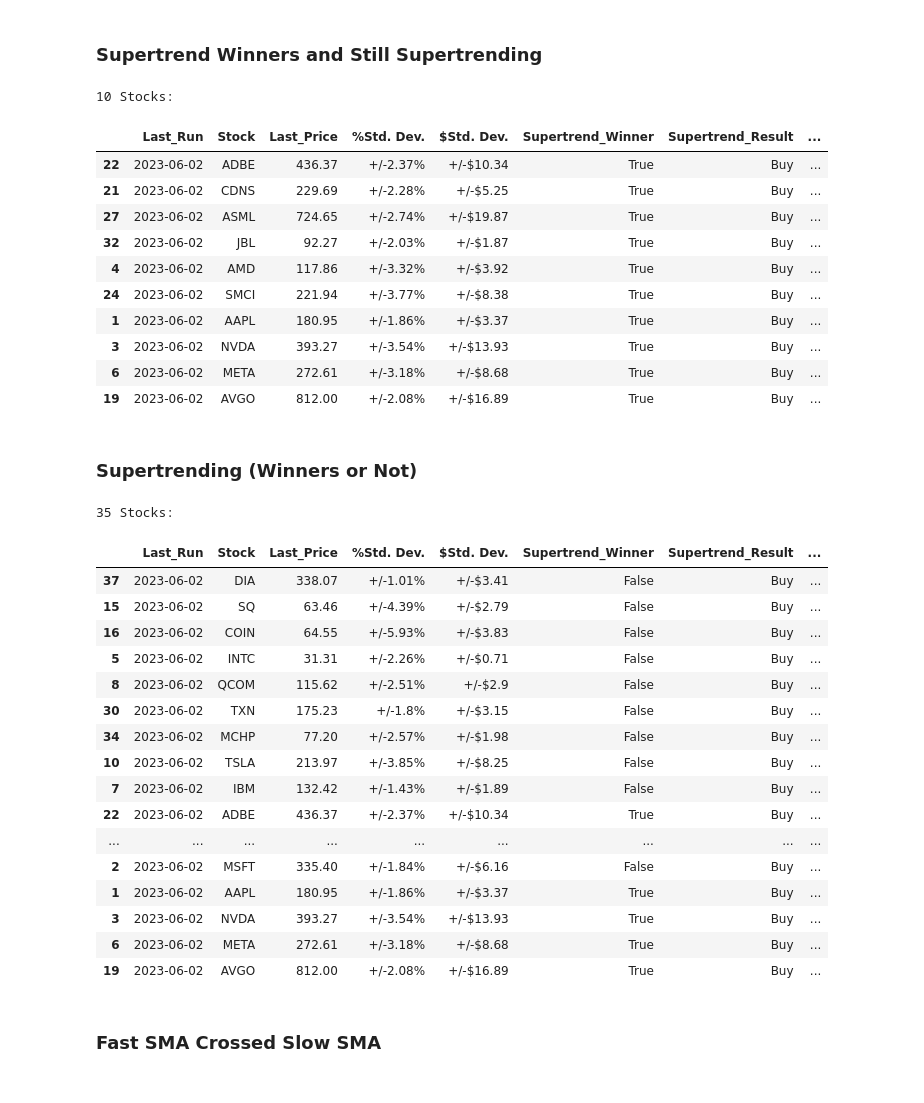
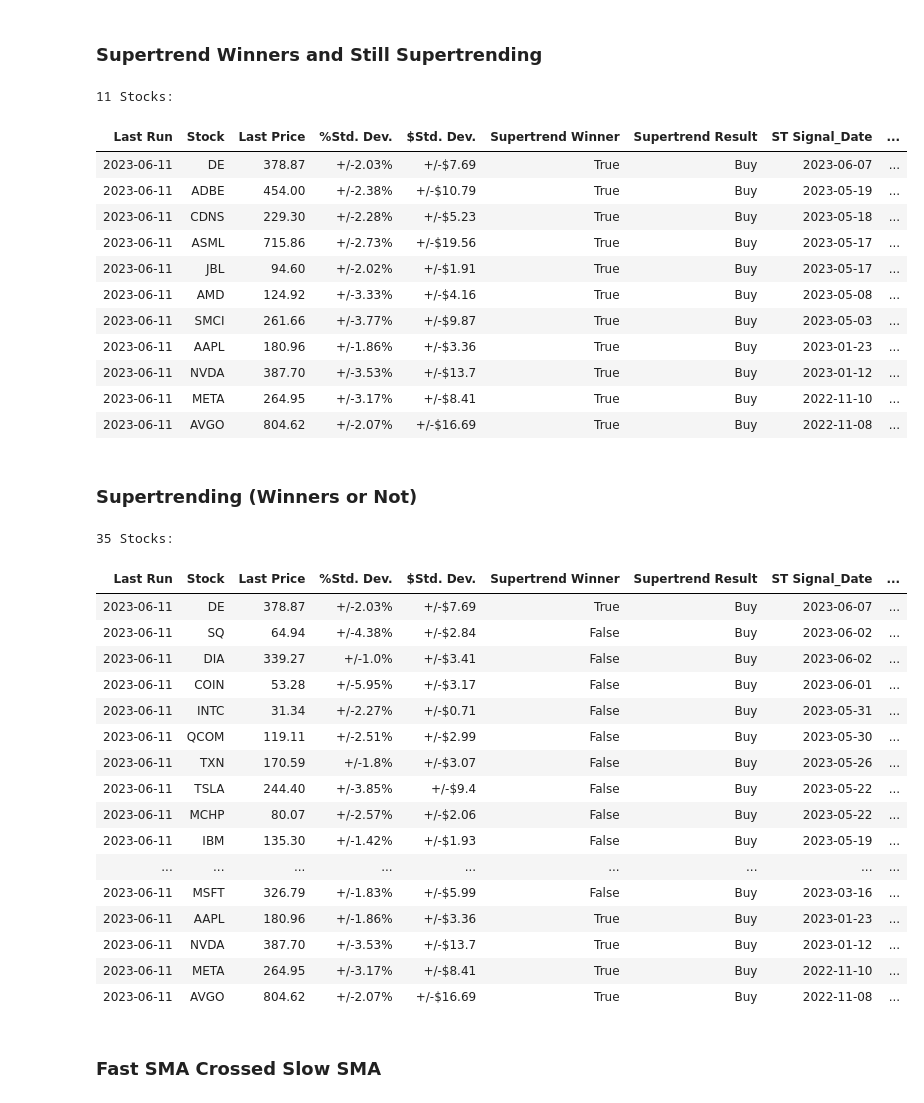
Before and after one commit to sabawi/stocks_evaluator, a Jupyter notebook: evaluate_this.ipynb, the cells around one changed output. Cells and saved outputs as stored; diff of their text form; code cells hidden in the pictures.

```diff
--- a/evaluate_this.ipynb
+++ b/evaluate_this.ipynb
@@ -66,13 +67,13 @@ def run_supertrend(stock,start_date):
     return stlib.supertrend(stock,start_date=start_date)
 # %%
 def init_eval_table():
-    columns = ['Last_Run'          ,'Stock'             ,'Last_Price'     ,'%Std. Dev.','$Std. Dev.','Supertrend_Winner' ,'Supertrend_Result','ST_Signal_Date',
-               'LR_Best_Model'     ,'LR_Next_Day_Recomm', 'SMA_Crossed_Up','SMA_X_Date'        ,'SMA_FastXSlow'    , 'Beta'         ,
-               'CAPM'              ,'Daily_VaR'  ]
+    columns = ['Last Run'          ,'Stock'             ,'Last Price'     ,'%Std. Dev.','$Std. Dev.','Supertrend Winner' ,'Supertrend Result','ST Signal_Date',
+               'LR Best_Model'     ,'LR Next_Day Recomm', 'SMA Crossed_Up','SMA_X_Date'        ,'SMA FastXSlow'    , 'Beta'         ,
+               '%Sharpe Ratio'                  ,'CAPM'              ,'Daily VaR'  ]
 
     dtypes = ['datetime64[ns]'       , str                , float            ,str      ,str        , bool              , str               , str            ,
               str                  , str                , str              , 'datetime64[ns]'    , str               , float          ,
-              float                , float        ]
+              float                , float                , float        ]
 
     # Initialize the DataFrame with empty rows
     eval_df = pd.DataFrame(columns=columns)
@@ -141,13 +142,14 @@ def recommendation_table(eval_df,stock_list, lookback_years=1, sma_fast=40, sma_
         std_dev_dlr = round(close_price*std_dev,2)
         sma_sig, sma_date, fastXslow = smacross.sma_xing(stock_data,sma_fast,sma_slow)
         beta, market_data = sbeta.get_beta(stock_data)
-        CAPM, VaR = capm.CAPM_VaR(stock_data=stock_data,market_data=market_data,bond_mat_duration = lookback_years,stock_beta=beta)
+        CAPM, VaR, Sharpe = capm.CAPM_VaR(stock_data=stock_data,market_data=market_data,bond_mat_duration = lookback_years,stock_beta=beta)
+        Sharpe = round(Sharpe,2)
         LR_recommend = LR_run.get_recommendation(stock=s,lookback=lookback_years)
         LR_recommend_str = f"{LR_recommend[0]},{LR_recommend[1]},{LR_recommend[2]}"
 
         # columns = ['Last_Run'          ,'Stock'             ,'Last_Price'     ,'%Std. Dev.','$Std. Dev.','Supertrend_Winner' ,'Supertrend_Result','ST_Signal_Date',
         #            'LR_Best_Model'     ,'LR_Next_Day_Recomm', 'SMA_Crossed_Up','SMA_X_Date'             ,'SMA_FastXSlow'     , 'Beta'         ,
-        #            'CAPM'              ,'Daily_VaR'  ]
+        #            'SharpeRatio'                  ,'CAPM'              ,'Daily_VaR'  ]
 
         if run_update_models:
             model_str = stock_best_model_df[stock_best_model_df['Stock'] == s].Model.values[0]
@@ -156,7 +158,7 @@ def recommendation_table(eval_df,stock_list, lookback_years=1, sma_fast=40, sma_
 
         new_row = [today           , s                  , close_price          ,f"+/-{std_dev_pct}%",f"+/-${std_dev_dlr}",    winner            , buysell         ,    buysell_date ,
                    model_str       , LR_recommend_str   , sma_sig              , sma_date           , fastXslow          ,    beta              ,
-                   CAPM            , VaR  ]
+                   Sharpe          , CAPM            , VaR  ]
 
         eval_df = add_update(eval_df=eval_df,values = new_row)
 
@@ -373,47 +421,48 @@ LR_Next_Day_Sell_only
 # %% [markdown]
 ### Supertrend Winners and Still Supertrending
 # %%
-up_Supertrend = eval_df[(eval_df['Supertrend_Result'] == 'Buy') & (eval_df['Supertrend_Winner'] == True)].sort_values('ST_Signal_Date', ascending=False)
+up_Supertrend = eval_df[(eval_df['Supertrend Result'] == 'Buy') & (eval_df['Supertrend Winner'] == True)].sort_values('ST Signal_Date', ascending=False)
 print(f"{len(up_Supertrend)} Stocks:")
-up_Supertrend
+display(HTML(up_Supertrend.to_html(index=False)))
 # %% [output]
-10 Stocks:
+11 Stocks:
-|  | Last_Run | Stock | Last_Price | %Std. Dev. | $Std. Dev. | Supertrend_Winner | Supertrend_Result | ... |
-| 22 | 2023-06-02 | ADBE | 436.37 | +/-2.37% | +/-$10.34 | True | Buy | ... |
-| 21 | 2023-06-02 | CDNS | 229.69 | +/-2.28% | +/-$5.25 | True | Buy | ... |
-| 27 | 2023-06-02 | ASML | 724.65 | +/-2.74% | +/-$19.87 | True | Buy | ... |
-| 32 | 2023-06-02 | JBL | 92.27 | +/-2.03% | +/-$1.87 | True | Buy | ... |
-| 4 | 2023-06-02 | AMD | 117.86 | +/-3.32% | +/-$3.92 | True | Buy | ... |
-| 24 | 2023-06-02 | SMCI | 221.94 | +/-3.77% | +/-$8.38 | True | Buy | ... |
-| 1 | 2023-06-02 | AAPL | 180.95 | +/-1.86% | +/-$3.37 | True | Buy | ... |
-| 3 | 2023-06-02 | NVDA | 393.27 | +/-3.54% | +/-$13.93 | True | Buy | ... |
-| 6 | 2023-06-02 | META | 272.61 | +/-3.18% | +/-$8.68 | True | Buy | ... |
-| 19 | 2023-06-02 | AVGO | 812.00 | +/-2.08% | +/-$16.89 | True | Buy | ... |
+| Last Run | Stock | Last Price | %Std. Dev. | $Std. Dev. | Supertrend Winner | Supertrend Result | ST Signal_Date | ... |
+| 2023-06-11 | DE | 378.87 | +/-2.03% | +/-$7.69 | True | Buy | 2023-06-07 | ... |
+| 2023-06-11 | ADBE | 454.00 | +/-2.38% | +/-$10.79 | True | Buy | 2023-05-19 | ... |
+| 2023-06-11 | CDNS | 229.30 | +/-2.28% | +/-$5.23 | True | Buy | 2023-05-18 | ... |
+| 2023-06-11 | ASML | 715.86 | +/-2.73% | +/-$19.56 | True | Buy | 2023-05-17 | ... |
+| 2023-06-11 | JBL | 94.60 | +/-2.02% | +/-$1.91 | True | Buy | 2023-05-17 | ... |
+| 2023-06-11 | AMD | 124.92 | +/-3.33% | +/-$4.16 | True | Buy | 2023-05-08 | ... |
+| 2023-06-11 | SMCI | 261.66 | +/-3.77% | +/-$9.87 | True | Buy | 2023-05-03 | ... |
+| 2023-06-11 | AAPL | 180.96 | +/-1.86% | +/-$3.36 | True | Buy | 2023-01-23 | ... |
+| 2023-06-11 | NVDA | 387.70 | +/-3.53% | +/-$13.7 | True | Buy | 2023-01-12 | ... |
+| 2023-06-11 | META | 264.95 | +/-3.17% | +/-$8.41 | True | Buy | 2022-11-10 | ... |
+| 2023-06-11 | AVGO | 804.62 | +/-2.07% | +/-$16.69 | True | Buy | 2022-11-08 | ... |
 # %% [markdown]
 ### Supertrending (Winners  or Not)
 # %%
-up_Supertrend = eval_df[eval_df['Supertrend_Result'] == 'Buy'].sort_values('ST_Signal_Date', ascending=False)
+up_Supertrend = eval_df[eval_df['Supertrend Result'] == 'Buy'].sort_values('ST Signal_Date', ascending=False)
 print(f"{len(up_Supertrend)} Stocks:")
-up_Supertrend
+display(HTML(up_Supertrend.to_html(index=False)))
 # %% [output]
 35 Stocks:
-|  | Last_Run | Stock | Last_Price | %Std. Dev. | $Std. Dev. | Supertrend_Winner | Supertrend_Result | ... |
-| 37 | 2023-06-02 | DIA | 338.07 | +/-1.01% | +/-$3.41 | False | Buy | ... |
-| 15 | 2023-06-02 | SQ | 63.46 | +/-4.39% | +/-$2.79 | False | Buy | ... |
-| 16 | 2023-06-02 | COIN | 64.55 | +/-5.93% | +/-$3.83 | False | Buy | ... |
-| 5 | 2023-06-02 | INTC | 31.31 | +/-2.26% | +/-$0.71 | False | Buy | ... |
-| 8 | 2023-06-02 | QCOM | 115.62 | +/-2.51% | +/-$2.9 | False | Buy | ... |
-| 30 | 2023-06-02 | TXN | 175.23 | +/-1.8% | +/-$3.15 | False | Buy | ... |
-| 34 | 2023-06-02 | MCHP | 77.20 | +/-2.57% | +/-$1.98 | False | Buy | ... |
-| 10 | 2023-06-02 | TSLA | 213.97 | +/-3.85% | +/-$8.25 | False | Buy | ... |
-| 7 | 2023-06-02 | IBM | 132.42 | +/-1.43% | +/-$1.89 | False | Buy | ... |
-| 22 | 2023-06-02 | ADBE | 436.37 | +/-2.37% | +/-$10.34 | True | Buy | ... |
+| Last Run | Stock | Last Price | %Std. Dev. | $Std. Dev. | Supertrend Winner | Supertrend Result | ST Signal_Date | ... |
+| 2023-06-11 | DE | 378.87 | +/-2.03% | +/-$7.69 | True | Buy | 2023-06-07 | ... |
+| 2023-06-11 | SQ | 64.94 | +/-4.38% | +/-$2.84 | False | Buy | 2023-06-02 | ... |
+| 2023-06-11 | DIA | 339.27 | +/-1.0% | +/-$3.41 | False | Buy | 2023-06-02 | ... |
+| 2023-06-11 | COIN | 53.28 | +/-5.95% | +/-$3.17 | False | Buy | 2023-06-01 | ... |
+| 2023-06-11 | INTC | 31.34 | +/-2.27% | +/-$0.71 | False | Buy | 2023-05-31 | ... |
+| 2023-06-11 | QCOM | 119.11 | +/-2.51% | +/-$2.99 | False | Buy | 2023-05-30 | ... |
+| 2023-06-11 | TXN | 170.59 | +/-1.8% | +/-$3.07 | False | Buy | 2023-05-26 | ... |
+| 2023-06-11 | TSLA | 244.40 | +/-3.85% | +/-$9.4 | False | Buy | 2023-05-22 | ... |
+| 2023-06-11 | MCHP | 80.07 | +/-2.57% | +/-$2.06 | False | Buy | 2023-05-22 | ... |
+| 2023-06-11 | IBM | 135.30 | +/-1.42% | +/-$1.93 | False | Buy | 2023-05-19 | ... |
 | ... | ... | ... | ... | ... | ... | ... | ... | ... |
-| 2 | 2023-06-02 | MSFT | 335.40 | +/-1.84% | +/-$6.16 | False | Buy | ... |
-| 1 | 2023-06-02 | AAPL | 180.95 | +/-1.86% | +/-$3.37 | True | Buy | ... |
-| 3 | 2023-06-02 | NVDA | 393.27 | +/-3.54% | +/-$13.93 | True | Buy | ... |
-| 6 | 2023-06-02 | META | 272.61 | +/-3.18% | +/-$8.68 | True | Buy | ... |
-| 19 | 2023-06-02 | AVGO | 812.00 | +/-2.08% | +/-$16.89 | True | Buy | ... |
+| 2023-06-11 | MSFT | 326.79 | +/-1.83% | +/-$5.99 | False | Buy | 2023-03-16 | ... |
+| 2023-06-11 | AAPL | 180.96 | +/-1.86% | +/-$3.36 | True | Buy | 2023-01-23 | ... |
+| 2023-06-11 | NVDA | 387.70 | +/-3.53% | +/-$13.7 | True | Buy | 2023-01-12 | ... |
+| 2023-06-11 | META | 264.95 | +/-3.17% | +/-$8.41 | True | Buy | 2022-11-10 | ... |
+| 2023-06-11 | AVGO | 804.62 | +/-2.07% | +/-$16.69 | True | Buy | 2022-11-08 | ... |
 # %% [markdown]
 ### Fast SMA Crossed Slow SMA
 # %%
```
Also changed, not shown: parts of 14 cells of this notebook, 1 other file.
